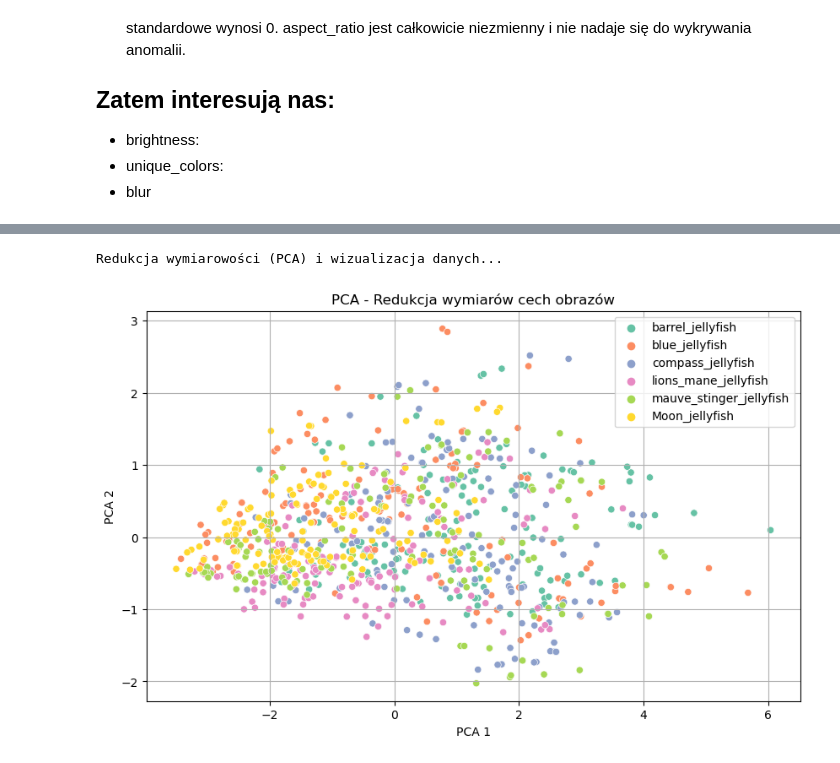
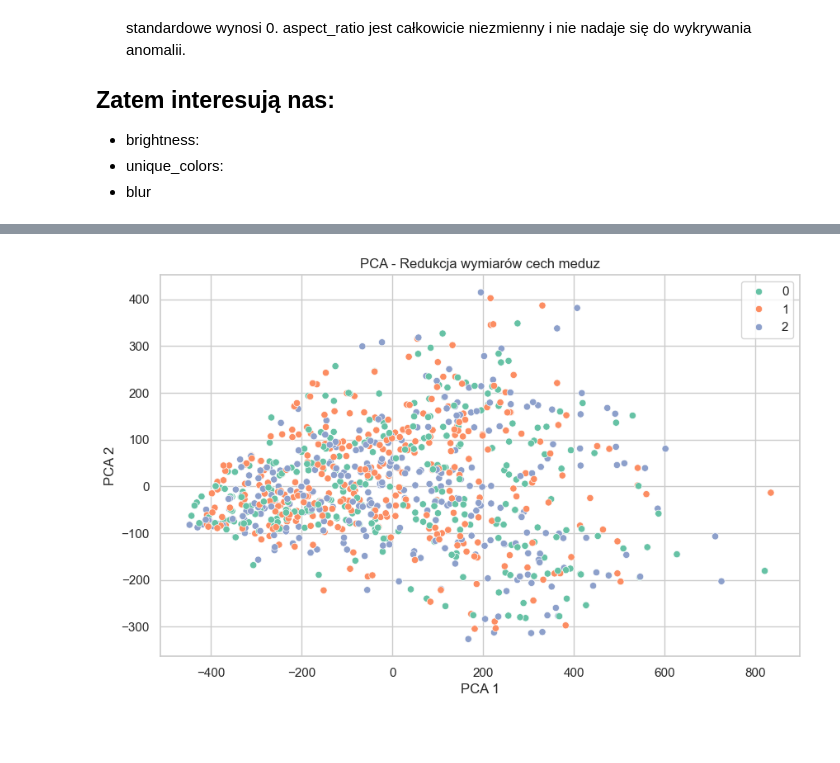
Before and after one commit to kacpert20/ml2_meduzy, a Jupyter notebook: EDA.ipynb, the cells around one changed output, grey strips where cells are left out. Drawn from its saved outputs; the diff is of its cells as text; code cells hidden in the pictures; blank space fills up the shorter version.

```diff
--- a/EDA.ipynb
+++ b/EDA.ipynb
@@ -811,23 +816,54 @@ else:
 # %%
-print("\nRedukcja wymiarowości (PCA) i wizualizacja danych...")
+import cv2
+import numpy as np
+import matplotlib.pyplot as plt
+import seaborn as sns
+from sklearn.decomposition import PCA
+from sklearn.preprocessing import StandardScaler
+from pathlib import Path
 
+# Ścieżka do folderu z obrazami meduz
+input_base = Path("DATA/Train_Test_Valid")
+image_paths = list(input_base.rglob("*.jpg"))
+
+# Wczytywanie obrazów jako dane
+images = []
+for img_path in image_paths:
+    img = cv2.imread(str(img_path))
+    if img is not None:
+        img_resized = cv2.resize(img, (224, 224))  # Zmiana rozmiaru do 224x224
+        images.append(img_resized)
+
+# Konwersja do tablicy numpy
+X = np.array(images)
+
+# Reshape, by stworzyć macierz (liczba_obrazów, liczba_cech)
+# Każdy obraz jest teraz wektorem o długości 224*224*3
+X_reshaped = X.reshape(len(X), -1)
+
+# Normalizacja danych
 scaler = StandardScaler()
-X_scaled = scaler.fit_transform(X)
+X_scaled = scaler.fit_transform(X_reshaped)
 
+# PCA: Redukcja do 2 głównych składowych
 pca = PCA(n_components=2)
 X_pca = pca.fit_transform(X_scaled)
 
+# Przykładowe etykiety klas (zakładając, że masz etykiety klas w zmiennej 'y')
+# W tym przypadku zakłada się, że masz etykiety w postaci np. [0, 1, 2] dla różnych typów meduz
+y = np.random.choice([0, 1, 2], size=len(X))  # przykładowe etykiety klas
+
+# Wizualizacja wyników PCA
 plt.figure(figsize=(10, 6))
 sns.scatterplot(x=X_pca[:, 0], y=X_pca[:, 1], hue=y, palette='Set2')
-plt.title("PCA - Redukcja wymiarów cech obrazów")
+plt.title("PCA - Redukcja wymiarów cech meduz")
 plt.xlabel("PCA 1")
 plt.ylabel("PCA 2")
 plt.legend(loc='best')
 plt.grid(True)
 plt.show()
 # %% [output]
-Redukcja wymiarowości (PCA) i wizualizacja danych...
-[figure, old version]
+[figure, new version]
 # %%
 """
 🧠 Czym jest PCA (Principal Component Analysis)?
```
Also changed, not shown: parts of 6 cells of this notebook, 1 other file.
